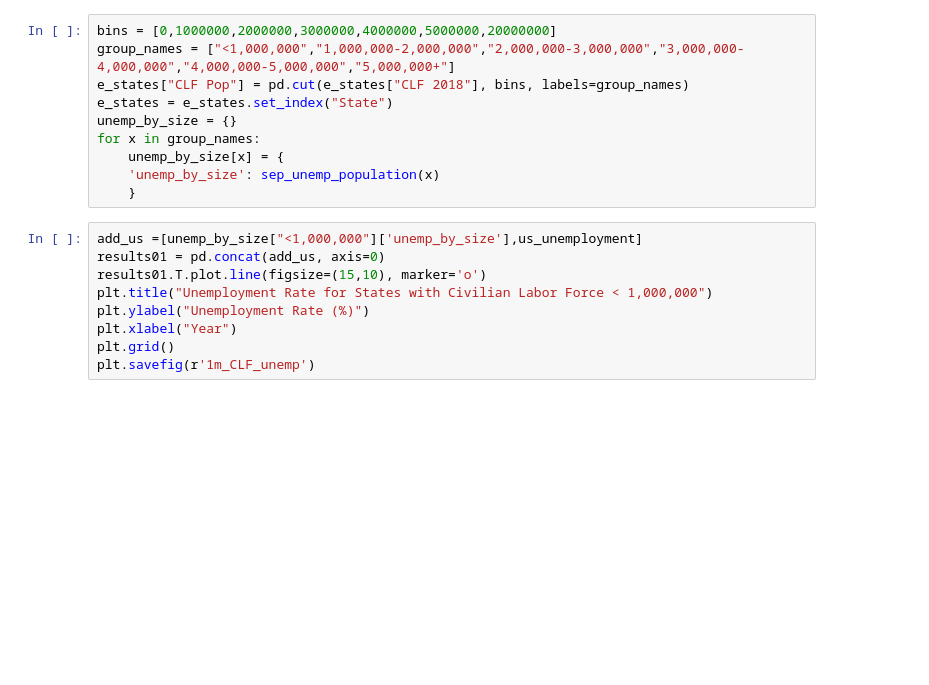
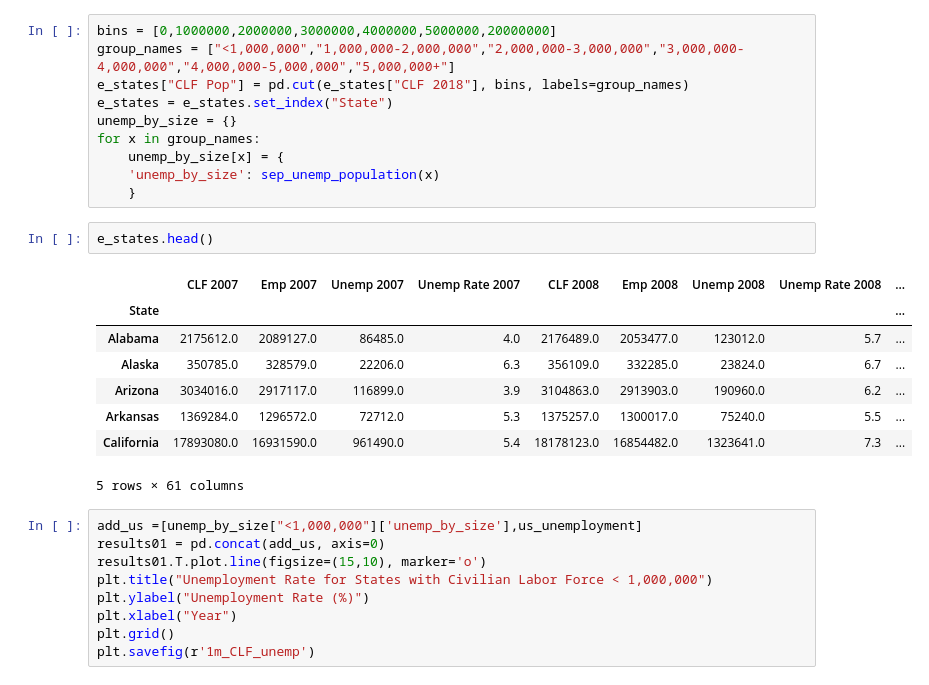
Before and after one commit to shawn-cavalieri/panic_at_the_desktop_project_1, a Jupyter notebook: main_script.ipynb, the cells around one changed output. Cells and saved outputs as stored; diff of their text form; blank space fills up the shorter version.

```diff
--- a/main_script.ipynb
+++ b/main_script.ipynb
@@ -108,6 +137,17 @@ for x in group_names:
     unemp_by_size[x] = {
     'unemp_by_size': sep_unemp_population(x)
     }
+# %%
+e_states.head()
+# %% [output]
+|  | CLF 2007 | Emp 2007 | Unemp 2007 | Unemp Rate 2007 | CLF 2008 | Emp 2008 | Unemp 2008 | Unemp Rate 2008 | ... |
+| State |  |  |  |  |  |  |  |  | ... |
+| Alabama | 2175612.0 | 2089127.0 | 86485.0 | 4.0 | 2176489.0 | 2053477.0 | 123012.0 | 5.7 | ... |
+| Alaska | 350785.0 | 328579.0 | 22206.0 | 6.3 | 356109.0 | 332285.0 | 23824.0 | 6.7 | ... |
+| Arizona | 3034016.0 | 2917117.0 | 116899.0 | 3.9 | 3104863.0 | 2913903.0 | 190960.0 | 6.2 | ... |
+| Arkansas | 1369284.0 | 1296572.0 | 72712.0 | 5.3 | 1375257.0 | 1300017.0 | 75240.0 | 5.5 | ... |
+| California | 17893080.0 | 16931590.0 | 961490.0 | 5.4 | 18178123.0 | 16854482.0 | 1323641.0 | 7.3 | ... |
+5 rows × 61 columns
 # %%
 add_us =[unemp_by_size["<1,000,000"]['unemp_by_size'],us_unemployment]
 results01 = pd.concat(add_us, axis=0)
```
Also changed, not shown: parts of 4 cells of this notebook.
